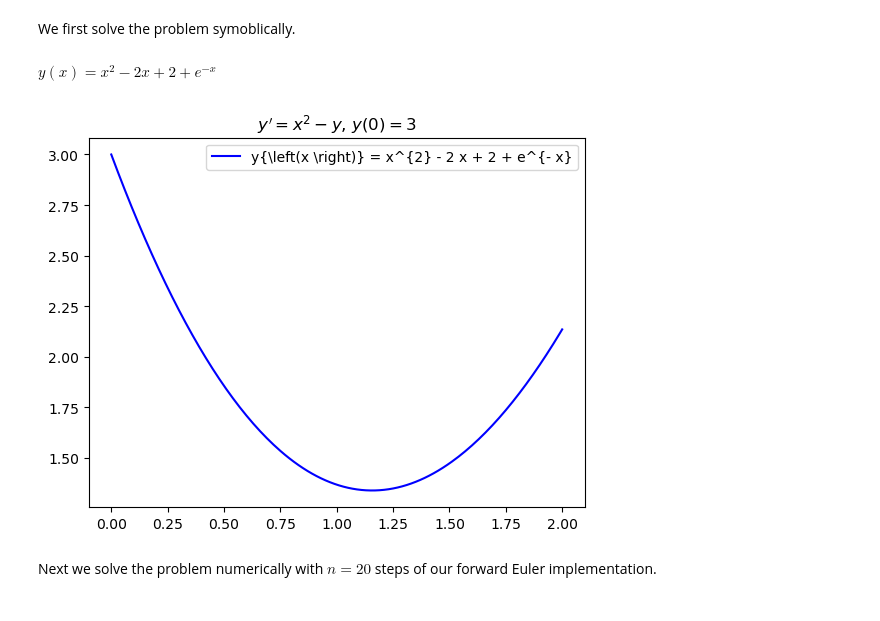
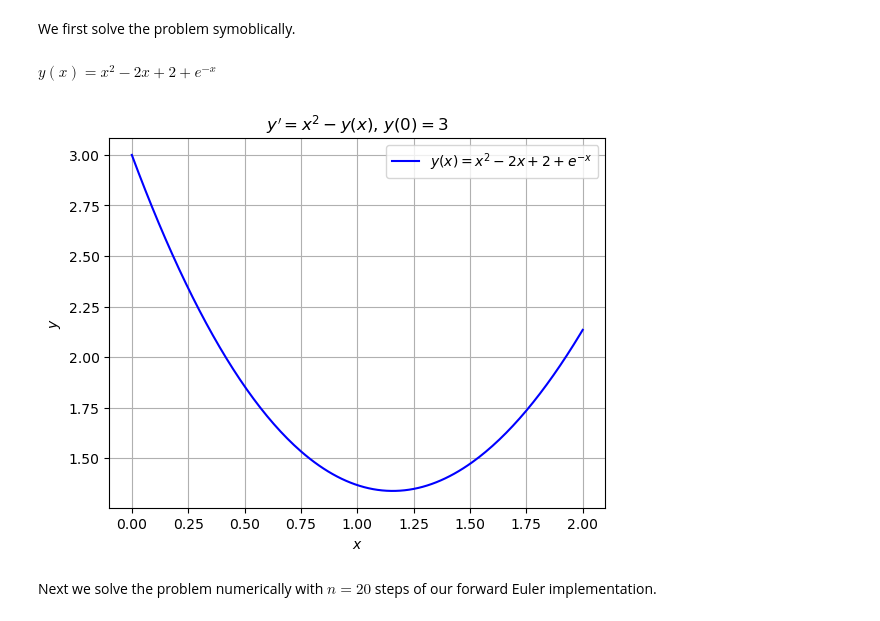
Before and after one commit to ethancsmith/math263-notes, a Jupyter notebook: Python/02-euler_method.ipynb, the cells around one changed output. Cells and saved outputs as stored; diff of their text form; code cells hidden in the pictures.

```diff
--- a/Python/02-euler_method.ipynb
+++ b/Python/02-euler_method.ipynb
@@ -69,23 +67,27 @@ We first solve the problem symoblically.
 # %%
 f = lambda x, y: x**2 - y;
 a, b = 0, 2;
 y0=3;
 x = sp.Symbol('x');
 y = sp.Function('y');
 ode = sp.Eq(y(x).diff(x), f(x,y(x)));
 soln=sp.dsolve(ode, y(x), ics={y(a): y0});
 display(soln)
+rhs=f(x,y(x));
 
 y=sp.lambdify(x, soln.rhs, modules=['numpy']);
 hx = 0.01;
 xvals = np.arange(a, b+hx, hx, dtype=np.double);
 ex1=plt.figure();
 plt.plot(xvals, y(xvals), color='b');
-plt.title(r"$y' = x^2 - y$, $y(0)=3$");
-plt.legend([f"{sp.latex(soln)}"], loc='upper right');
+plt.title(f"$y' = {sp.latex(rhs)}$, $y({a})={y0}$");
+plt.xlabel(r"$x$");
+plt.ylabel(r"$y$");
+plt.legend([f"${sp.latex(soln)}$"], loc='upper right');
+plt.grid(True)
 # %% [output]
 $\displaystyle y{\left(x \right)} = x^{2} - 2 x + 2 + e^{- x}$
-[figure, old version]
+[figure, new version]
 # %% [markdown]
 Next we solve the problem numerically with $n=20$ steps of our forward Euler implementation.
 # %%
```
Also changed, not shown: parts of 7 cells of this notebook.
